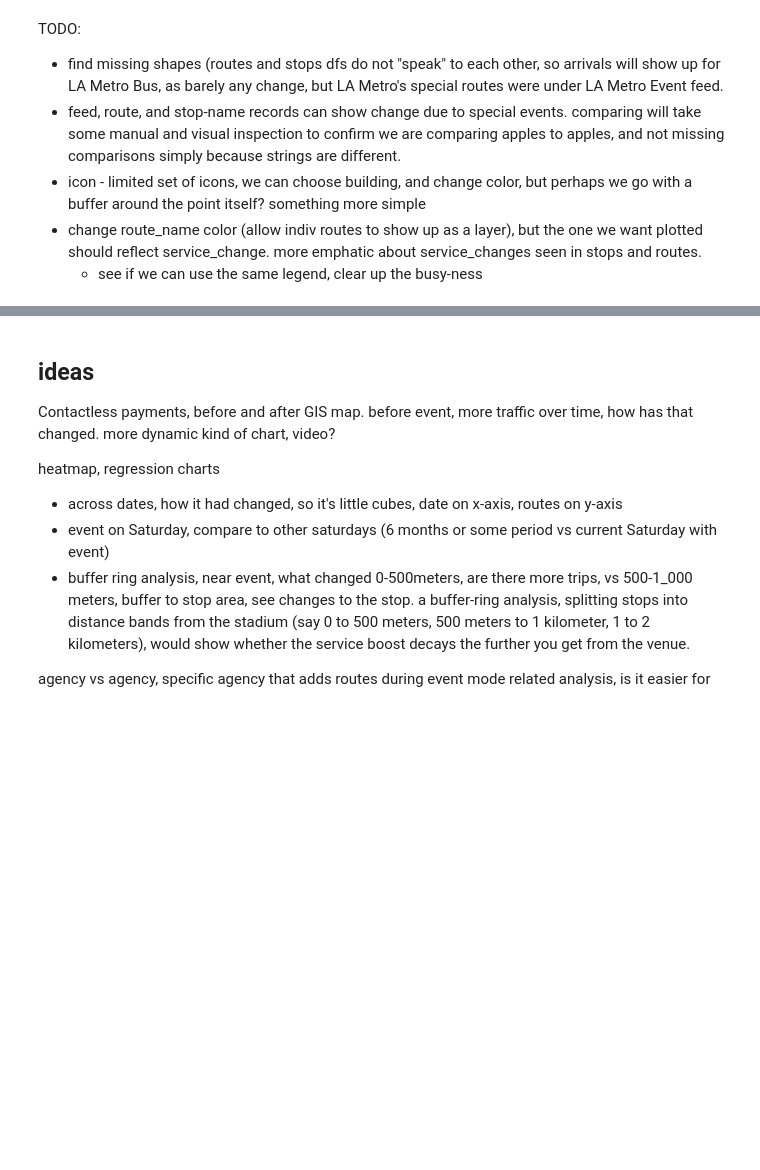
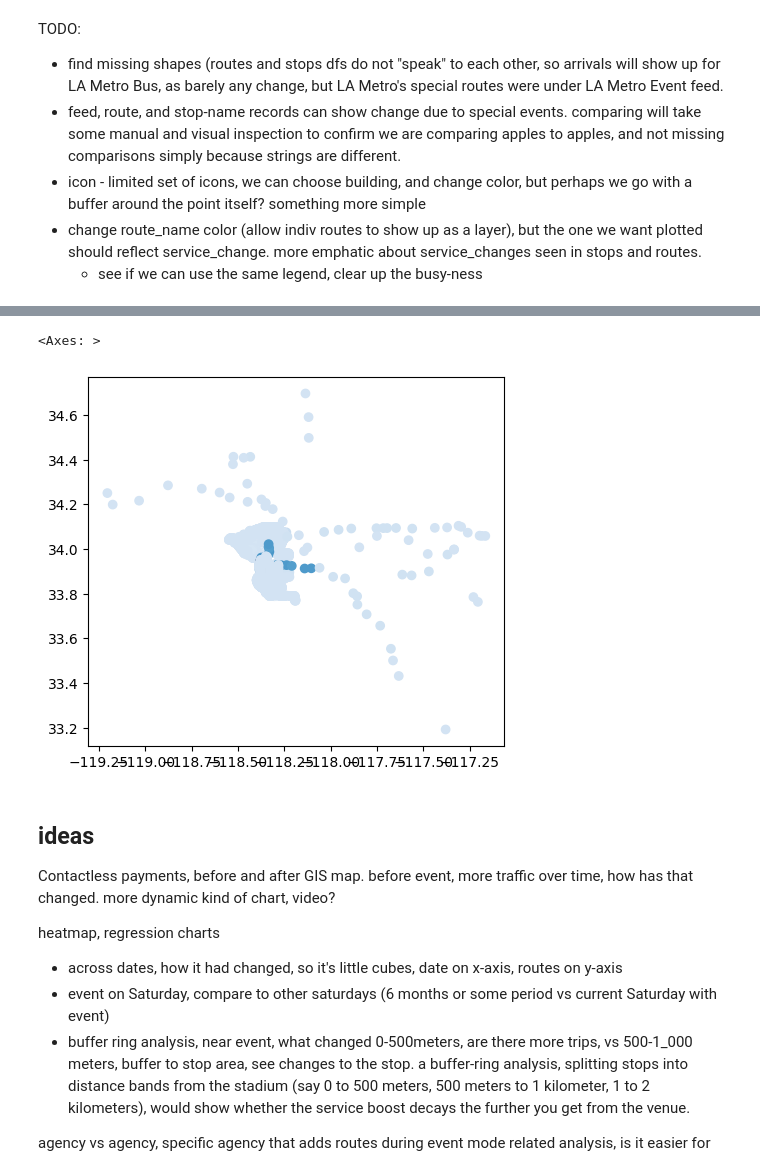
Before and after one commit to cal-itp/gtfs-curator, a Jupyter notebook: transit_events/explore_comparison_charts.ipynb, the cells around one changed output, grey strips where cells are left out. Drawn from its saved outputs; the diff is of its cells as text; code cells hidden in the pictures; blank space fills up the shorter version.

```diff
--- a/transit_events/explore_comparison_charts.ipynb
+++ b/transit_events/explore_comparison_charts.ipynb
@@ -236,3 +351,16 @@ poi.explore(
+# %%
+sofi_stop_arrivals_pm_peak_full.explore(
+    "combined_change_arrivals_per_hour_pm_peak",
+    cmap = "Blues", tiles = "CartoDB Positron"
+)
+
+sofi_stop_arrivals_pm_peak_full.plot(
+    "combined_change_arrivals_per_hour_pm_peak",
+    cmap = "Blues",
+)
+# %% [output]
+<Axes: >
+[figure, added]
 # %% [markdown]
 ## ideas
 Contactless payments, before and after GIS map.
```
Also changed, not shown: parts of 7 cells of this notebook.
